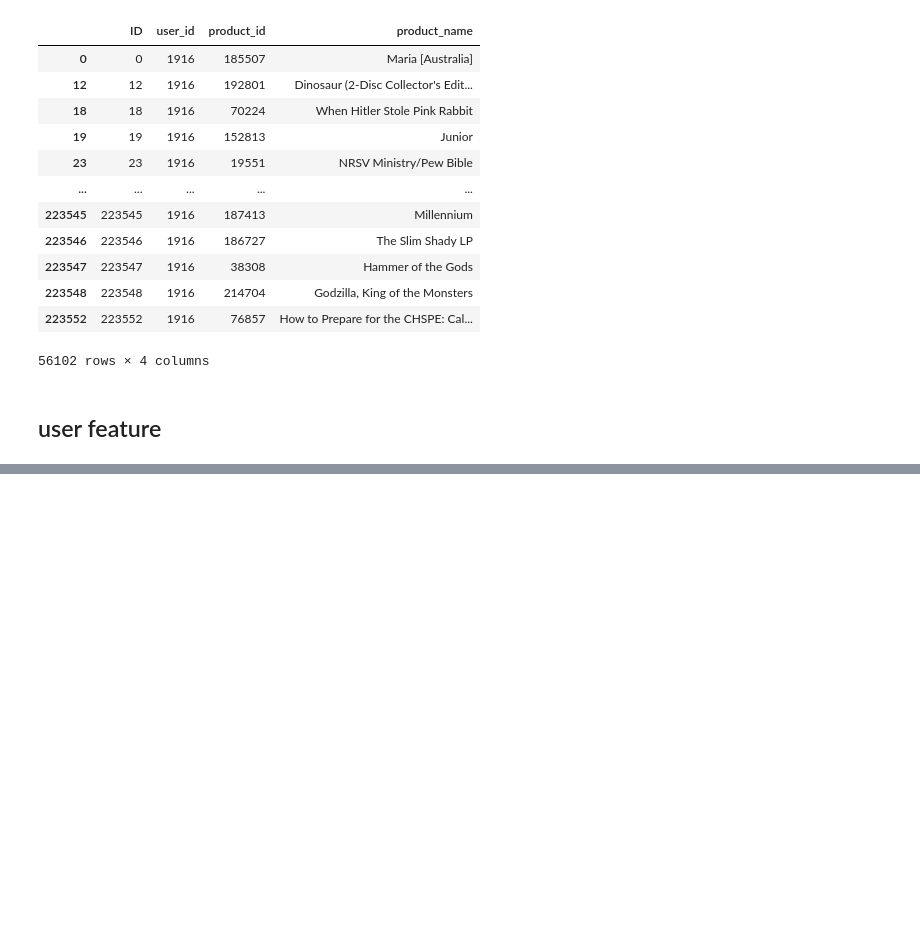
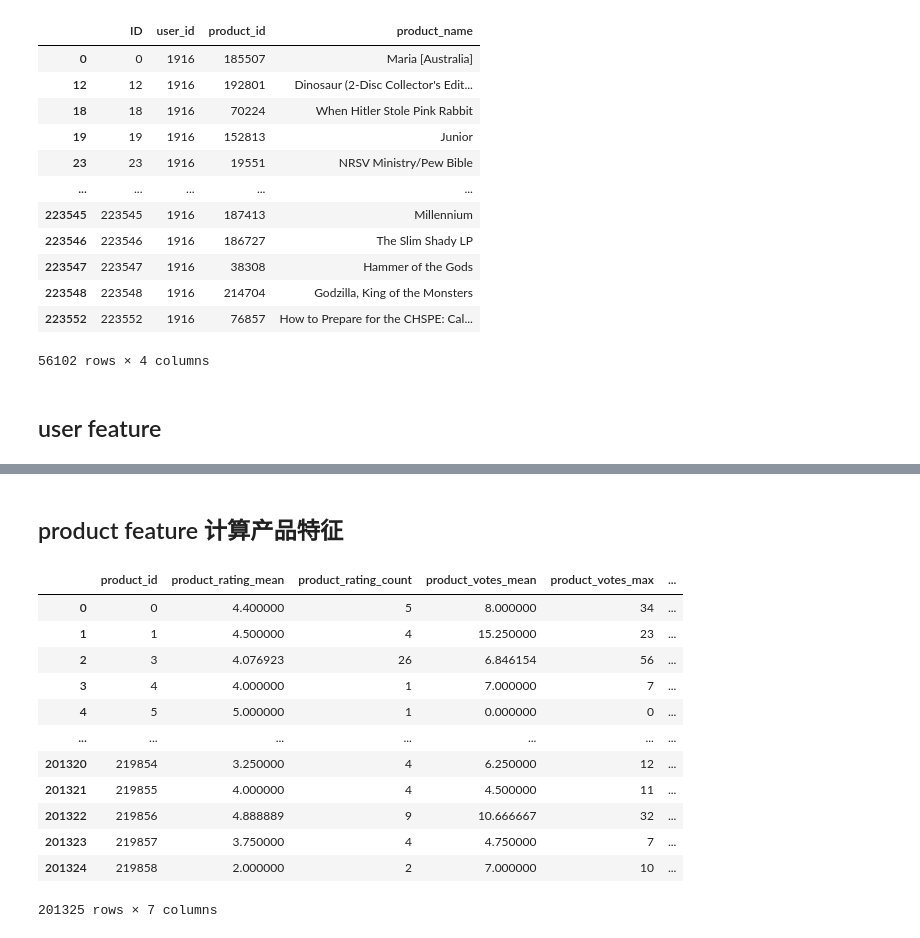
Before and after one commit to zhiqiang00/game, a Jupyter notebook: ITI5212_Rec_Sys_2024/data_process.ipynb, the cells around one changed output, grey strips where cells are left out. Saved outputs shown, nothing was run; the diff lists cells and outputs as text; code cells hidden in the pictures; blank space fills up the shorter version.

```diff
--- a/ITI5212_Rec_Sys_2024/data_process.ipynb
+++ b/ITI5212_Rec_Sys_2024/data_process.ipynb
@@ -132,0 +115,26 @@ user_features
+# %% [markdown]
+## product feature 计算产品特征
+# %%
+# 计算产品特征
+product_features = train_data.groupby('product_id').agg({
+    'rating': ['mean', 'count'],
+    'votes': ['mean', 'max'],
+    'helpful_votes': ['mean', 'max']
+}).reset_index()
+product_features.columns = ['product_id', 'product_rating_mean', 'product_rating_count', 'product_votes_mean', 'product_votes_max',
+                            'product_helpful_votes_mean', 'product_helpful_votes_max']
+product_features
+# %% [output]
+|  | product_id | product_rating_mean | product_rating_count | product_votes_mean | product_votes_max | ... |
+| 0 | 0 | 4.400000 | 5 | 8.000000 | 34 | ... |
+| 1 | 1 | 4.500000 | 4 | 15.250000 | 23 | ... |
+| 2 | 3 | 4.076923 | 26 | 6.846154 | 56 | ... |
+| 3 | 4 | 4.000000 | 1 | 7.000000 | 7 | ... |
+| 4 | 5 | 5.000000 | 1 | 0.000000 | 0 | ... |
+| ... | ... | ... | ... | ... | ... | ... |
+| 201320 | 219854 | 3.250000 | 4 | 6.250000 | 12 | ... |
+| 201321 | 219855 | 4.000000 | 4 | 4.500000 | 11 | ... |
+| 201322 | 219856 | 4.888889 | 9 | 10.666667 | 32 | ... |
+| 201323 | 219857 | 3.750000 | 4 | 4.750000 | 7 | ... |
+| 201324 | 219858 | 2.000000 | 2 | 7.000000 | 10 | ... |
+201325 rows × 7 columns
```
Also changed, not shown: parts of 2 cells of this notebook, 1 other file.
